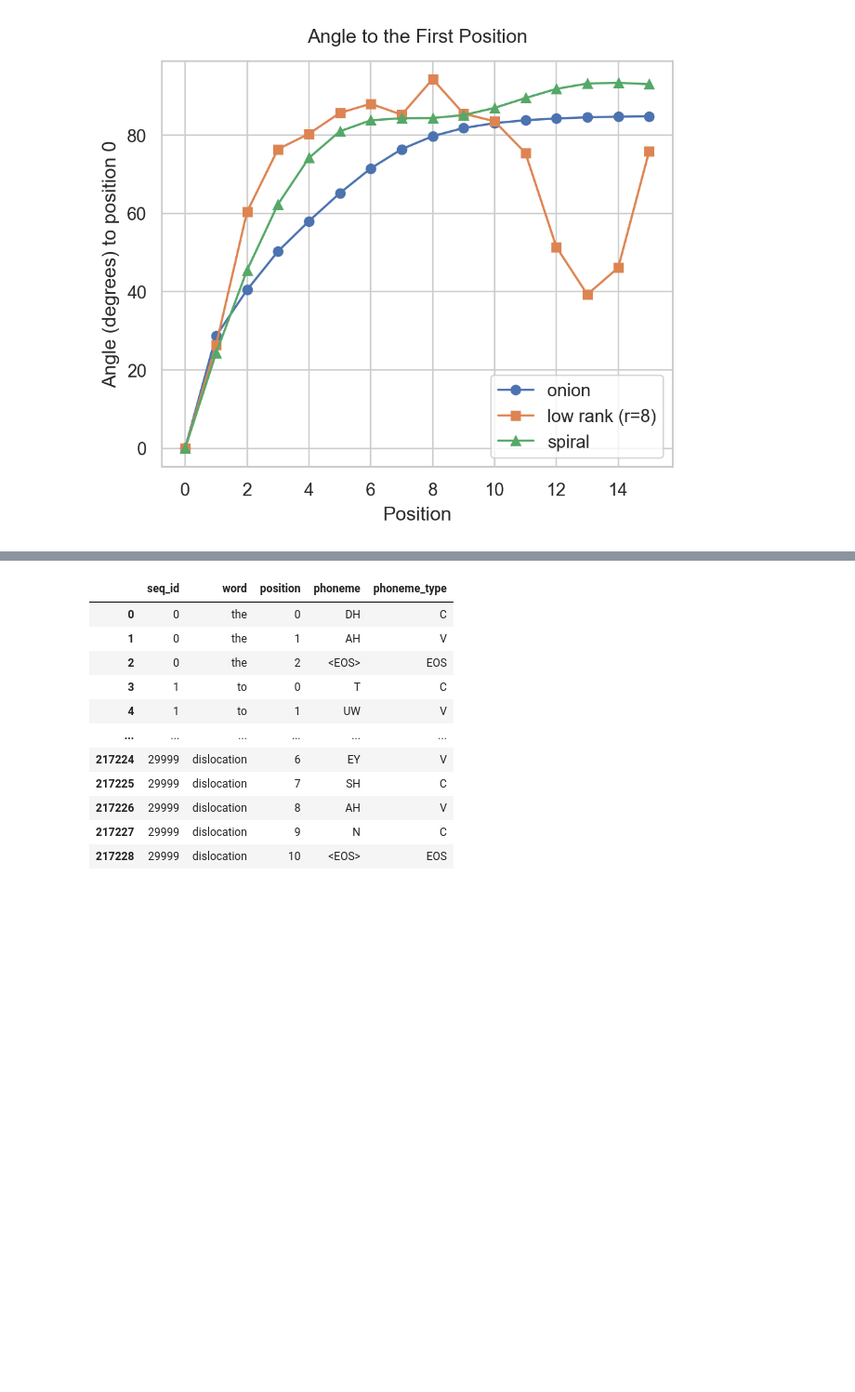
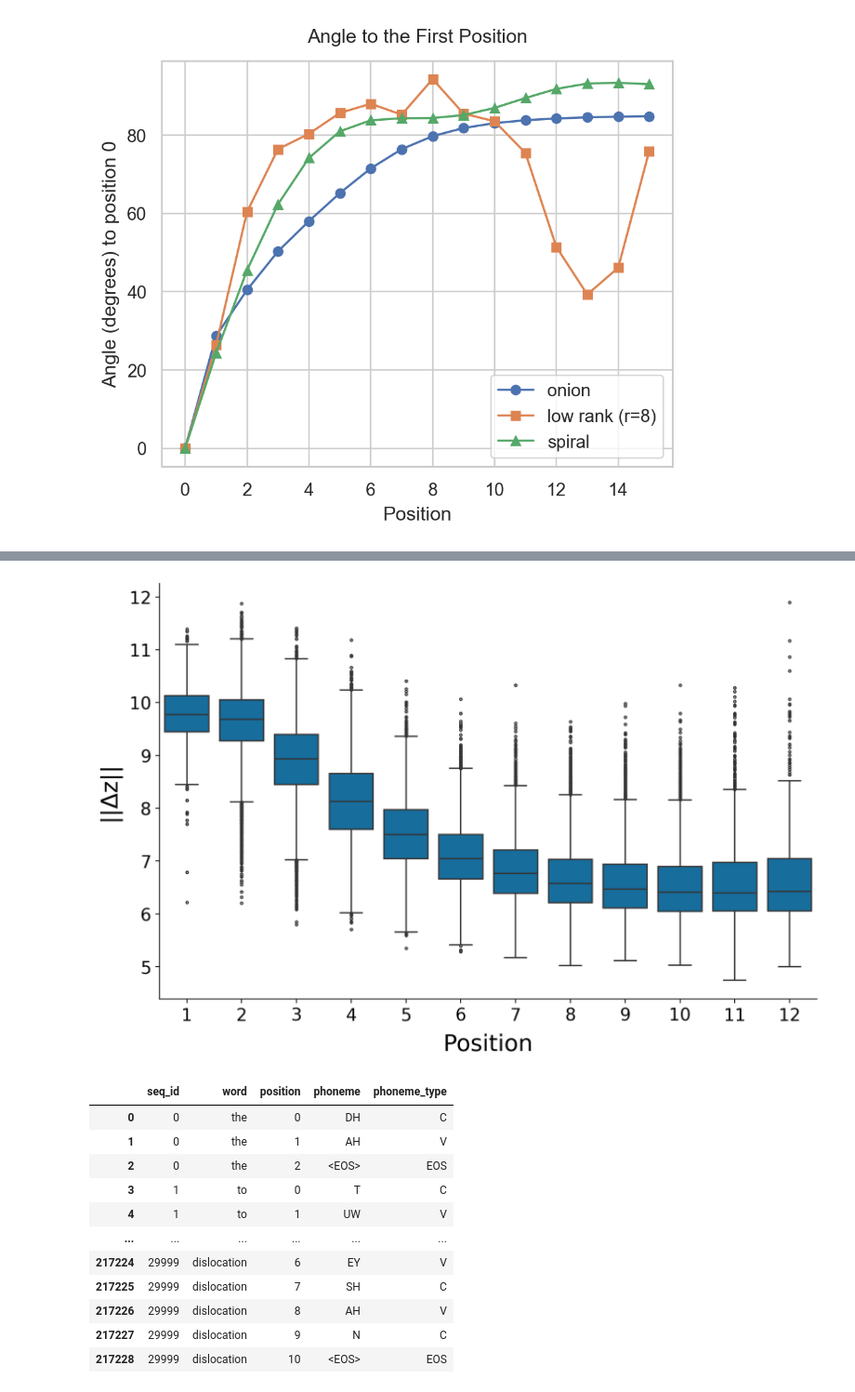
Before and after one commit to danieldager/swp-model, a Jupyter notebook: intervention/plotting/paper_plots.ipynb, the cells around one changed output, grey strips where cells are left out. Shown at 93% size. Saved outputs shown, nothing was run; the diff lists cells and outputs as text; code cells hidden in the pictures; blank space fills up the shorter version.

```diff
--- a/intervention/plotting/paper_plots.ipynb
+++ b/intervention/plotting/paper_plots.ipynb
@@ -452,3 +584,35 @@ states_ds = StatesDataset.load(states_path)
+# %%
+def norms(embeddings: np.ndarray) -> np.ndarray:
+    """L2 norm of each row. Input: (N, D) → Output: (N,)"""
+    return np.linalg.norm(embeddings, axis=-1) #axis=-1 means compute norm across the last dimension (D)
+
+def norms_boxplot(dataset, embed_type="state", title="",max_pos=13, drop_first=False):
+    all_norms = norms(dataset.get_embeddings(embed_type))
+    df = dataset.metadata.copy()
+    df["norm"] = all_norms
+    if drop_first:
+        df = df[df["position"] != 0]
+    df = df[df["position"] < max_pos]
+
+    fig, ax = plt.subplots(figsize=(9, 6), dpi=220)
+    sns.boxplot(x="position", y="norm", data=df, ax=ax,
+                color=sns.color_palette("colorblind")[0],
+                fliersize=2, linewidth=1.2)
+
+    ax.set_xlabel("Position", fontsize=20, labelpad=8)
+    ax.set_ylabel(f"||Δz||", fontsize=20, labelpad=8)
+    ax.tick_params(axis='both', labelsize=15)
+    ax.spines[['top', 'right']].set_visible(False)
+    if title:
+        ax.set_title(title, fontsize=18)
+
+    plt.tight_layout()
+    # plt.savefig(f"{embed_type}_norms_by_position.pdf", bbox_inches="tight")
+
+
+norms_boxplot(states_ds,embed_type="delta_state", drop_first=True)
+# %% [output]
+[figure, added]
 # %%
 states_ds.metadata
 # %% [output]
```
Also changed, not shown: parts of 14 cells of this notebook, 41 other files.
